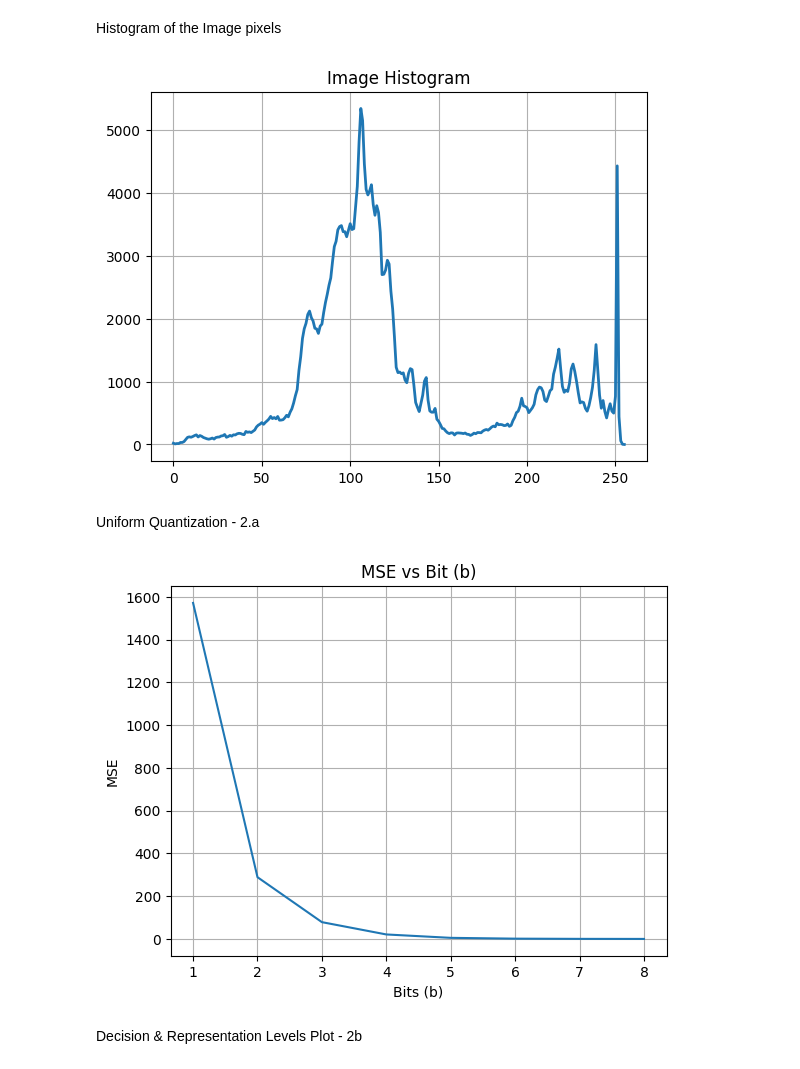
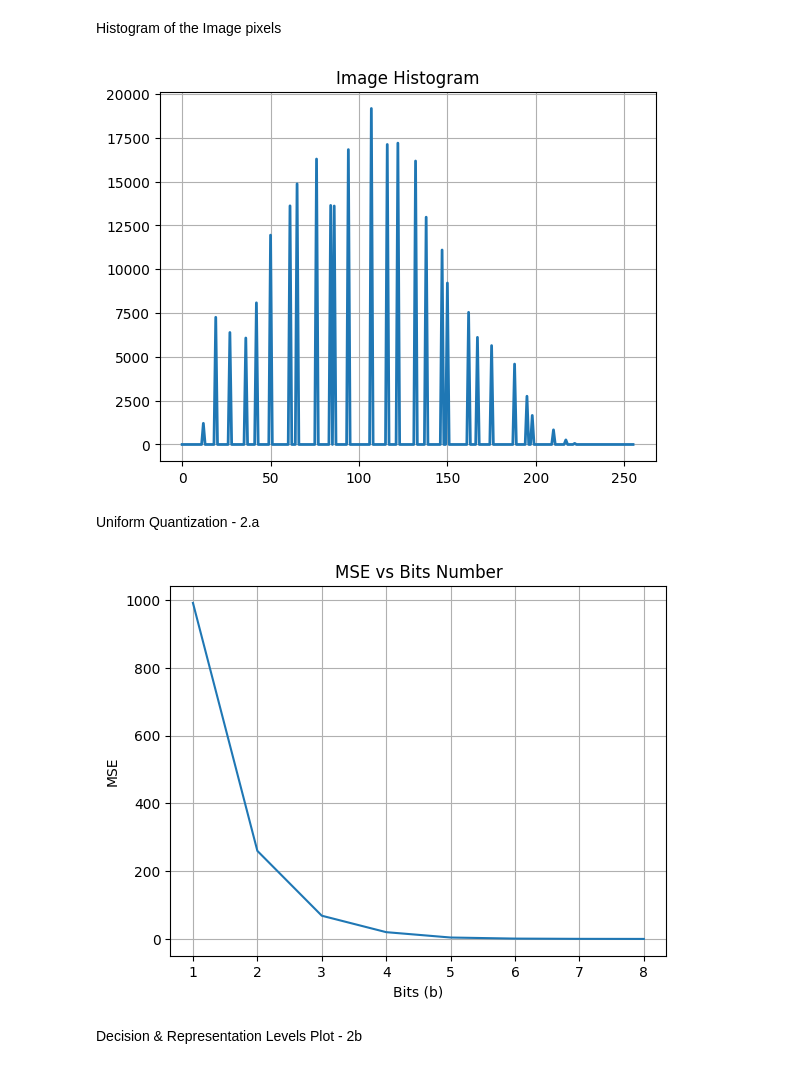
Before and after one commit to davidplo4545/DataProcessing_1, a Jupyter notebook: hw1.ipynb, the cells around one changed output. Drawn from its saved outputs; the diff is of its cells as text; code cells hidden in the pictures.

```diff
--- a/hw1.ipynb
+++ b/hw1.ipynb
@@ -10,4 +10,6 @@ def load_image_as_array(image_path):
     with Image.open(image_path) as img:
         img_array = np.array(img)
     return img_array
-img_arr = load_image_as_array("rhino.jpg").flatten()
+img_arr = load_image_as_array("monkey.gif").flatten()
+plt.imshow(img_arr.reshape(512,512), cmap='grey')
+plt.axis('off')
@@ -30,39 +35,39 @@ indexes = np.arange(len(hist))
 _ = plt.plot(indexes, hist, lw=2)
 plt.grid()
 # %% [output]
-[figure, old version]
+[figure, new version]
 # %% [markdown]
 Uniform Quantization - 2.a
 # %%
 def uniform_quantization(image, b):
     levels = 2**b
     quantization_step = (image.max() - image.min()) / levels
     quantized_image = np.zeros_like(image, dtype=np.uint8)
     interval_entries_array = np.floor((image - image.min())/quantization_step)
     quantized_image = image.min() + (interval_entries_array+0.5)*quantization_step
     mse = np.mean((image - quantized_image)**2)
     return quantized_image, mse
 
 def perform_quantization_for_bits(image, bit_budgets):
     mse_values = np.zeros_like(bit_budgets, dtype=float)
     q_images = []
     # Perform uniform quantization for each bit budget
     for i, b in enumerate(bit_budgets):
         quantized_image, mse = uniform_quantization(image, b)
         q_images.append(quantized_image)
         mse_values[i] = mse
     return mse_values, q_images
 
 bit_budgets = range(1,9)
 mse_values, _ = perform_quantization_for_bits(img_arr, bit_budgets)
 plt.plot(bit_budgets, mse_values)
-plt.title('MSE vs Bit (b)')
+plt.title('MSE vs Bits Number')
 plt.xlabel('Bits (b)')
 plt.ylabel('MSE')
 plt.xticks(bit_budgets)
 plt.grid(True)
 # %% [output]
-[figure, old version]
+[figure, new version]
 # %% [markdown]
 Decision & Representation Levels Plot - 2b
 # %%
```
Also changed, not shown: parts of 16 cells of this notebook, 4 other files.
